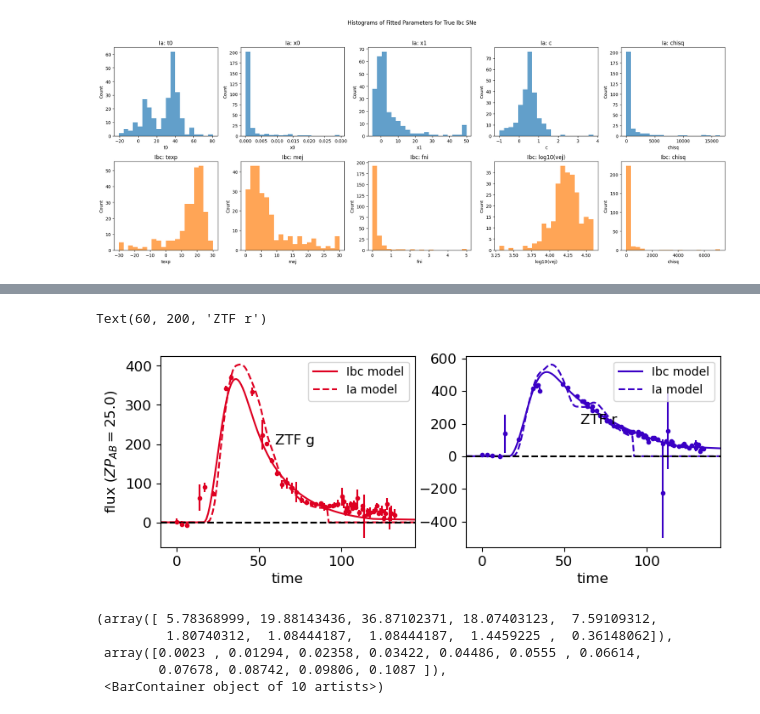
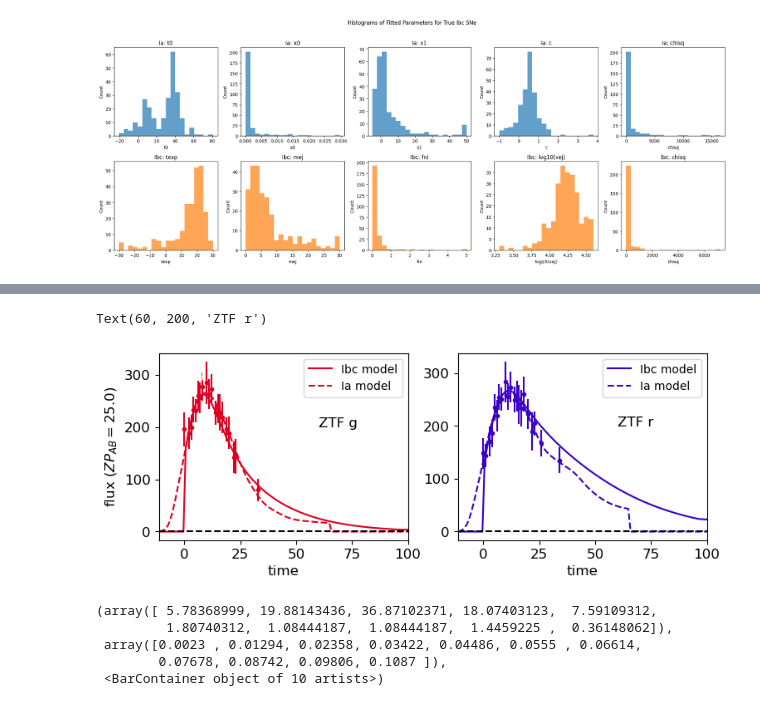
Before and after one commit to asmuzsoy/beams_ext, a Jupyter notebook: fit_real_sne_new.ipynb, the cells around one changed output, grey strips where cells are left out. Drawn from its saved outputs; the diff is of its cells as text; code cells hidden in the pictures.

```diff
--- a/fit_real_sne_new.ipynb
+++ b/fit_real_sne_new.ipynb
@@ -816,14 +797,14 @@ Found 3592 objects with both light curves and metadata
 # %%
-# Create list of all SNe that successfully return light curve data
-valid_snia_ztfids = []
-skipped_snia = []
+# # Create list of all SNe that successfully return light curve data
+# valid_snia_ztfids = []
+# skipped_snia = []
 
-for ztfid in ia_with_data:
-    lc = read_snia_lc(ztfid)
-    if lc is not None:
-        valid_snia_ztfids.append(ztfid)
-    else:
-        skipped_snia.append(ztfid)
+# for ztfid in ia_with_data:
+#     lc = read_snia_lc(ztfid)
+#     if lc is not None:
+#         valid_snia_ztfids.append(ztfid)
+#     else:
+#         skipped_snia.append(ztfid)
 
-print(f"Valid SNe Ia with light curves in (t0, t0+100): {len(valid_snia_ztfids)}")
-print(f"Skipped (None returned): {len(skipped_snia)}")
+# print(f"Valid SNe Ia with light curves in (t0, t0+100): {len(valid_snia_ztfids)}")
+# print(f"Skipped (None returned): {len(skipped_snia)}")
@@ -1027,0 +1030,4 @@ valid_snia_ztfids[:20]
+# %%
+test_ztfid = 'ZTF19aceuacu'
+test_lc = read_ia_lc(test_ztfid)
+test_lc
@@ -1027,0 +1054,4 @@ valid_snia_ztfids[:20]
+# %%
+result, fitted_ia_model = fit_ia_w_dust(ia_redshift_dict[test_ztfid], true_av = ia_av_dict[test_ztfid],
+                                        lcs = [test_lc], redshift='spec')
+sncosmo.plot_lc(test_lc, model=fitted_ia_model);
@@ -1089,6 +1099,6 @@ Table length=134
 # %%
 # new
 
-result, fitted_ia_model = fit_ia_w_dust(snia_redshifts[test_ztfid], true_mwebv = snia_mwebv[test_ztfid],
-                                        lcs = [test_lc], redshift='spec')
-sncosmo.plot_lc(test_lc, model=fitted_ia_model);
+# result, fitted_ia_model = fit_ia_w_dust(snia_redshifts[test_ztfid], true_mwebv = snia_mwebv[test_ztfid],
+#                                         lcs = [test_lc], redshift='spec')
+# sncosmo.plot_lc(test_lc, model=fitted_ia_model);
@@ -1125,29 +1133,29 @@ NameError: name 'fit_ibc_w_dust' is not defined
 # %%
-result, fitted_model = fit_ibc_w_dust(snia_redshifts[test_ztfid],lcs = [test_lc],true_mwebv = snia_mwebv[test_ztfid], )
+result, fitted_model = fit_ibc_w_dust(ia_redshift_dict[test_ztfid], lcs = [test_lc],true_av = ia_av_dict[test_ztfid], )
 fig = sncosmo.plot_lc(test_lc, model=[fitted_model, fitted_ia_model], model_label=["Ibc", "Ia"],
                        tickfontsize=12, cmap = plt.get_cmap('brg'), cmap_lims=(2000,7000))
 fig.axes[0].tick_params(axis='both', labelsize=12)
 fig.axes[0].xaxis.label.set_fontsize(12)
 fig.axes[0].yaxis.label.set_fontsize(12)
 fig.axes[1].tick_params(axis='both', labelsize=12)
 fig.axes[1].xaxis.label.set_fontsize(12)
 fig.axes[1].yaxis.label.set_fontsize(12)
 
 # Increase font size of band annotations
 for ax in fig.axes:
     for text in ax.texts:
         text.set_fontsize(12)
         text.set_color("white")
 
 
 fig.axes[0].legend([fig.axes[0].get_children()[4], fig.axes[0].get_children()[5]], ["Ibc model", "Ia model"], fontsize = 10, loc='best')
 fig.axes[1].legend([fig.axes[1].get_children()[4], fig.axes[1].get_children()[5]], ["Ibc model", "Ia model"], fontsize = 10, loc='best')
 
 fig.axes[0].text(60, 200, "ZTF g", fontsize = 12)
 fig.axes[1].text(60, 200, "ZTF r", fontsize = 12)
 # %% [output]
 Text(60, 200, 'ZTF r')
-[figure, old version]
+[figure, new version]
 # %%
 # fig.savefig("figures/example_ia_fit.pdf", bbox_inches='tight')
 # %%
```
Also changed, not shown: parts of 15 cells of this notebook.
